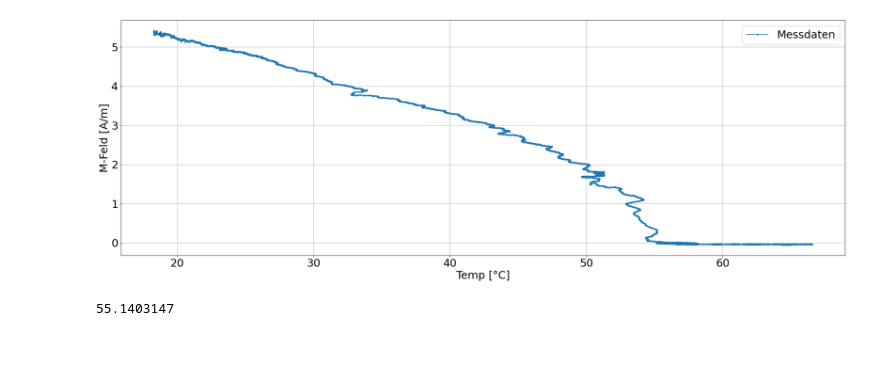
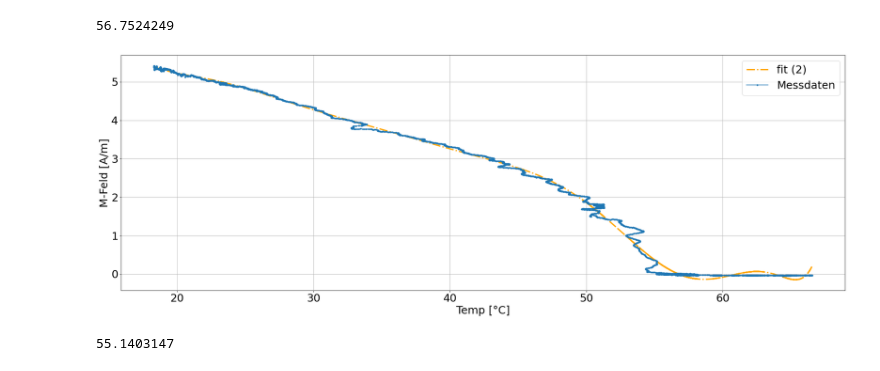
Before and after one commit to PI0nk/Praktikum-test, a Jupyter notebook: B 2.4/Measurements/Teil 3/Teil 3.ipynb, the cells around one changed output. Drawn from its saved outputs; the diff is of its cells as text; code cells hidden in the pictures.

```diff
--- a/B 2.4/Measurements/Teil 3/Teil 3.ipynb
+++ b/B 2.4/Measurements/Teil 3/Teil 3.ipynb
@@ -15,28 +12,62 @@ def fit_func(x,a,b,c):
+# %%
+def clamp(a):
+    try:
+        c = np.copy(a)
+        for i,e in enumerate(a):
+            if e > 0:
+                c[i] = a[i]
+            else:
+                c[i] = 0
+        return c
+    except:
+        if a > 0:
+            return a
+        else:
+            return 0
+
+def poli(x,a,b,c,d,e,f,g,h,i,j,k,l,m):
+    return a + b*x + c*x**2 + d*x**3 + e*x**4 + f*x**5 + g*x**6 + h*x**7 + i*x**8 + j*x**9 + k*x**10 + l*x**11 + m*x**12
+
+def fit_func(x,a,b):
+    try:
+        return clamp(np.abs(a/(b-x)))
+        #return clamp(a*np.log(b-x))
+    except:
+        return 0
 # %%
 for name in os.listdir("Daten"):
     plt.figure(figsize=(30,10))
     file = open("Daten/"+name)
     lines = file.readlines()
     xv,yv = [],[]
     for line in lines:
         vals = line[:-1].split("\t")
         xv.append(float(vals[0]))
         yv.append(-float(vals[1]))
 
-    #popt,_ = curve_fit(fit_func,xv,yv)
+    #popt,_ = curve_fit(fit_func,xv,yv,p0=[1.5,50])
     #print(popt)
-    #plt.plot(xv,[fit_func(x,*popt) for x in xv],color="red",label="fit",linewidth=3,linestyle="-.")
+    #plt.plot(xv,[fit_func(x,*popt) for x in xv],color="red",label="fit (1)",linewidth=3,linestyle="-.")
+    popt,_ = curve_fit(poli,xv,yv)
+    plt.plot(xv,[poli(x,*popt) for x in xv],color="orange",label="fit (2)",linewidth=3,linestyle="-.")
+    for x in xv:
+        if poli(x,*popt) < 0:
+            print(x)
+            break
+    #plt.plot(xv,[fit_func(x,1.5,56) for x in xv])
+    #plt.ylim(0,6)
 
     plt.plot(xv,yv,marker=".",label="Messdaten")
     plt.xlabel("Temp [°C]")
     plt.ylabel("M-Feld [A/m]")
     plt.legend()
     file.close()
     plt.grid(True)
     file.close()
 plt.savefig("..\..\Images\Teil3.png")
 # %% [output]
+56.7524249
-[figure, old version]
+[figure, new version]
 # %%
 x_ys0 = [x for i,x in enumerate(xv) if yv[i] < 0]
 # %%
```
Also changed, not shown: parts of 3 cells of this notebook, 6 other files.
